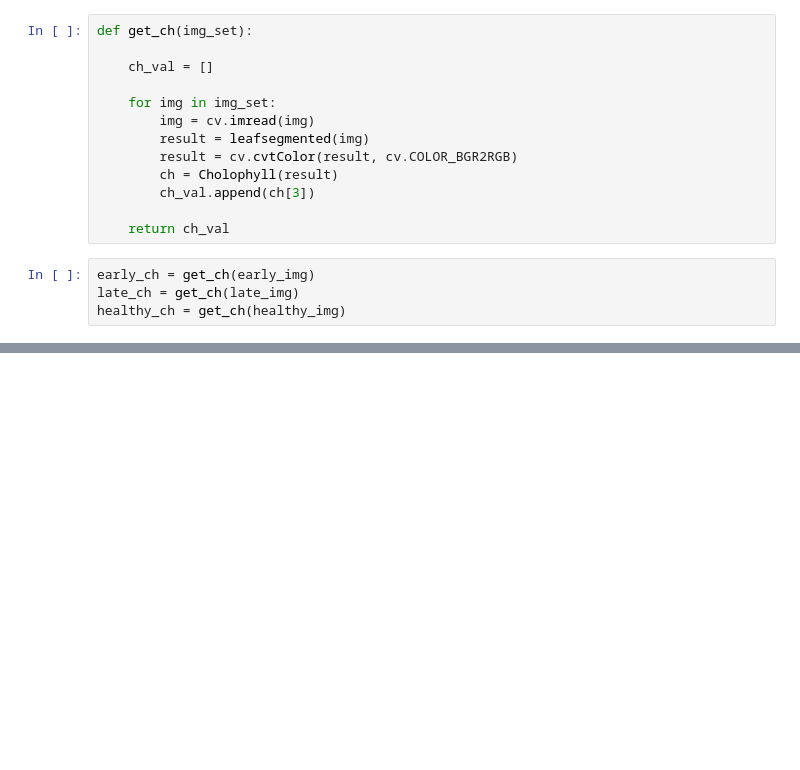
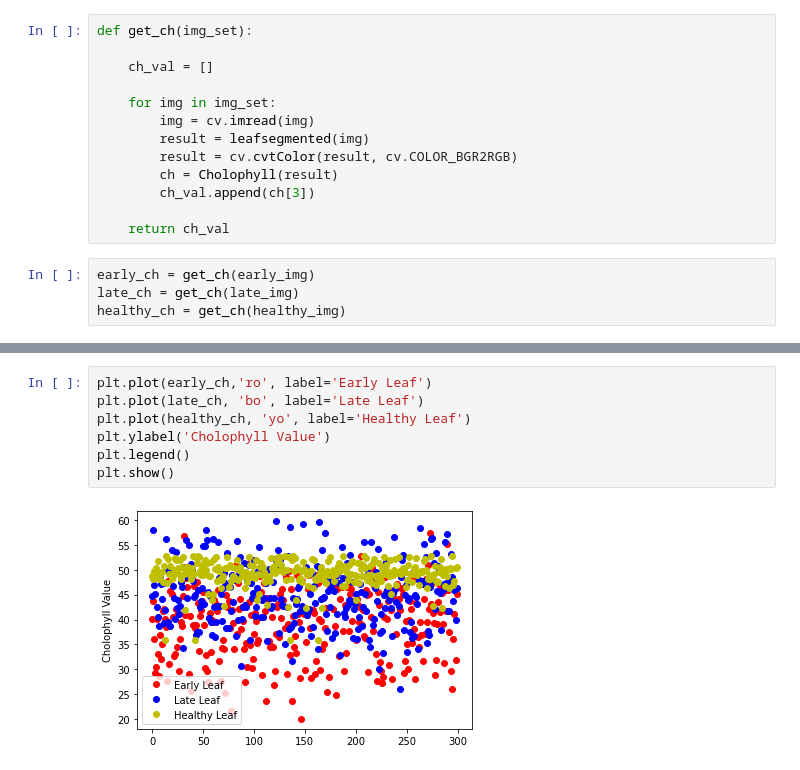
Before and after one commit to mcvoramet/OpenCV_Practice, a Jupyter notebook: PROJECT/main.ipynb, the cells around one changed output, grey strips where cells are left out. Cells and saved outputs as stored; diff of their text form; blank space fills up the shorter version.

```diff
--- a/PROJECT/main.ipynb
+++ b/PROJECT/main.ipynb
@@ -129,0 +154,9 @@ Variance: 6.91
+# %%
+plt.plot(early_ch,'ro', label='Early Leaf')
+plt.plot(late_ch, 'bo', label='Late Leaf')
+plt.plot(healthy_ch, 'yo', label='Healthy Leaf')
+plt.ylabel('Cholophyll Value')
+plt.legend()
+plt.show()
+# %% [output]
+[figure, added]
```
Also changed, not shown: parts of 3 cells of this notebook.
